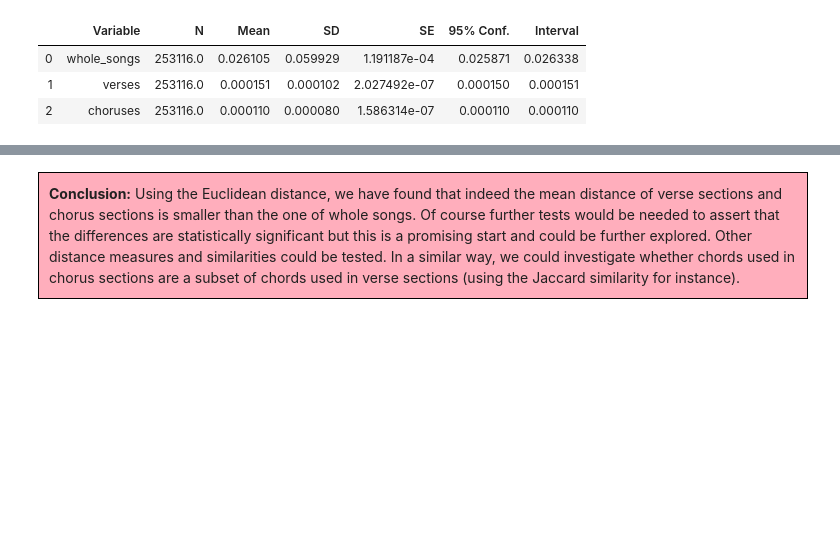
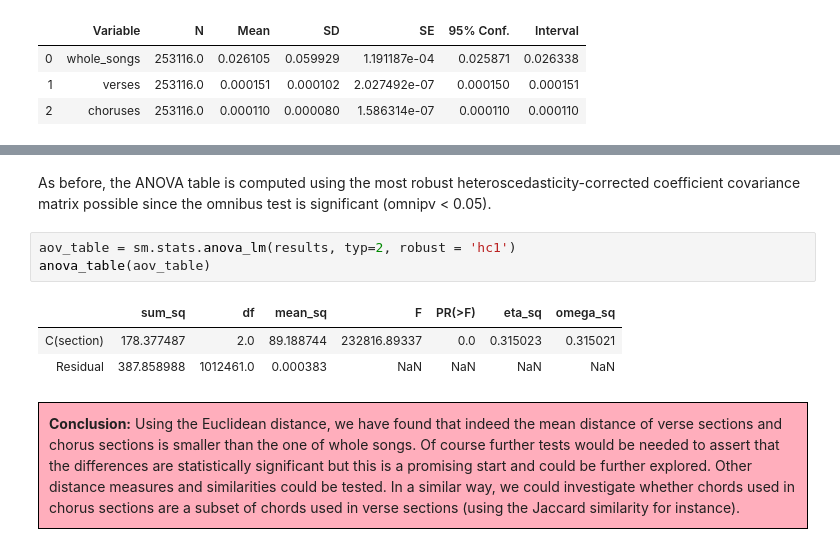
Before and after one commit to GiacomoAlliata/DigitalMusicologyProject, a Jupyter notebook: data_preprocessing.ipynb, the cells around one changed output, grey strips where cells are left out. Drawn from its saved outputs; the diff is of its cells as text; blank space fills up the shorter version.

```diff
--- a/data_preprocessing.ipynb
+++ b/data_preprocessing.ipynb
@@ -1350,3 +1400,12 @@ rp.summary_cont(pairwise_distances_df_cosine)
+# %% [markdown]
+As before, the ANOVA table is computed using the most robust heteroscedasticity-corrected coefficient covariance matrix possible since the omnibus test is significant (omnipv < 0.05).
+# %%
+aov_table = sm.stats.anova_lm(results, typ=2, robust = 'hc1')
+anova_table(aov_table)
+# %% [output]
+|  | sum_sq | df | mean_sq | F | PR(>F) | eta_sq | omega_sq |
+| C(section) | 178.377487 | 2.0 | 89.188744 | 232816.89337 | 0.0 | 0.315023 | 0.315021 |
+| Residual | 387.858988 | 1012461.0 | 0.000383 | NaN | NaN | NaN | NaN |
 # %% [markdown]
 <div style="border:1px solid black; padding:10px 10px; background-color: #FFAEBC;">
     <strong>Conclusion:</strong> Using the Euclidean distance, we have found that indeed the mean distance of verse sections and chorus sections is smaller than the one of whole songs. Of course further tests would be needed to assert that the differences are statistically significant but this is a promising start and could be further explored. Other distance measures and similarities could be tested. In a similar way, we could investigate whether chords used in chorus sections are a subset of chords used in verse sections (using the Jaccard similarity for instance).
```
Also changed, not shown: parts of 16 cells of this notebook.
